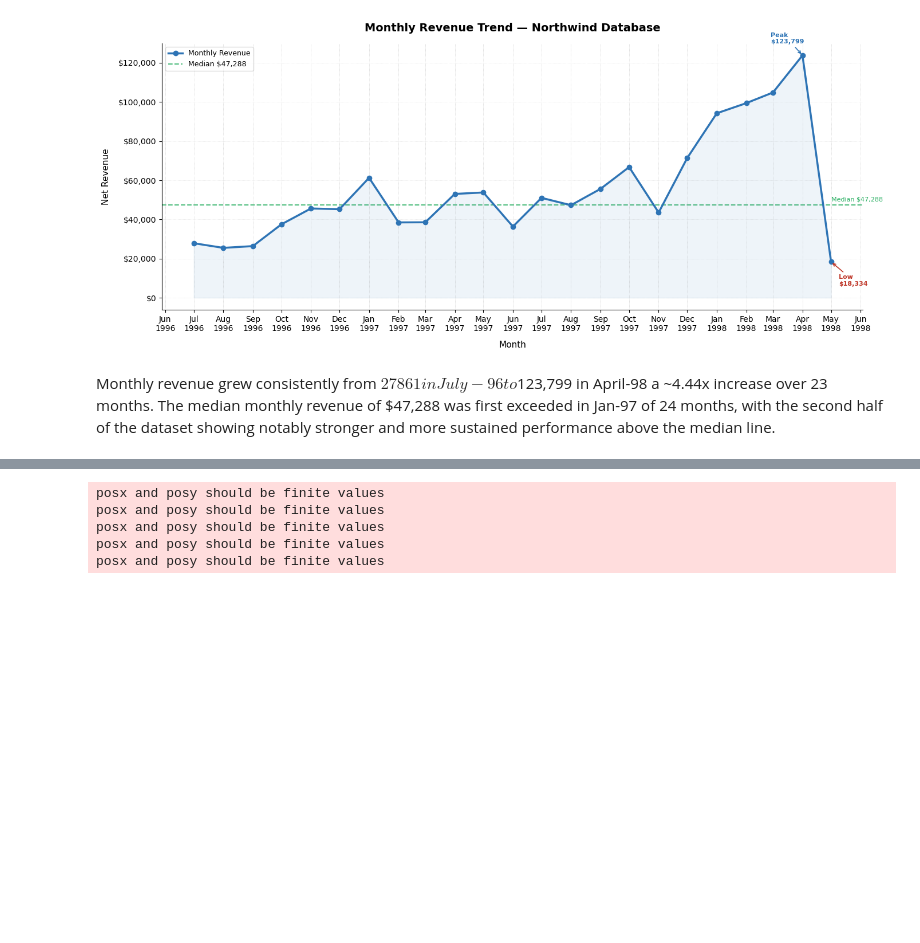
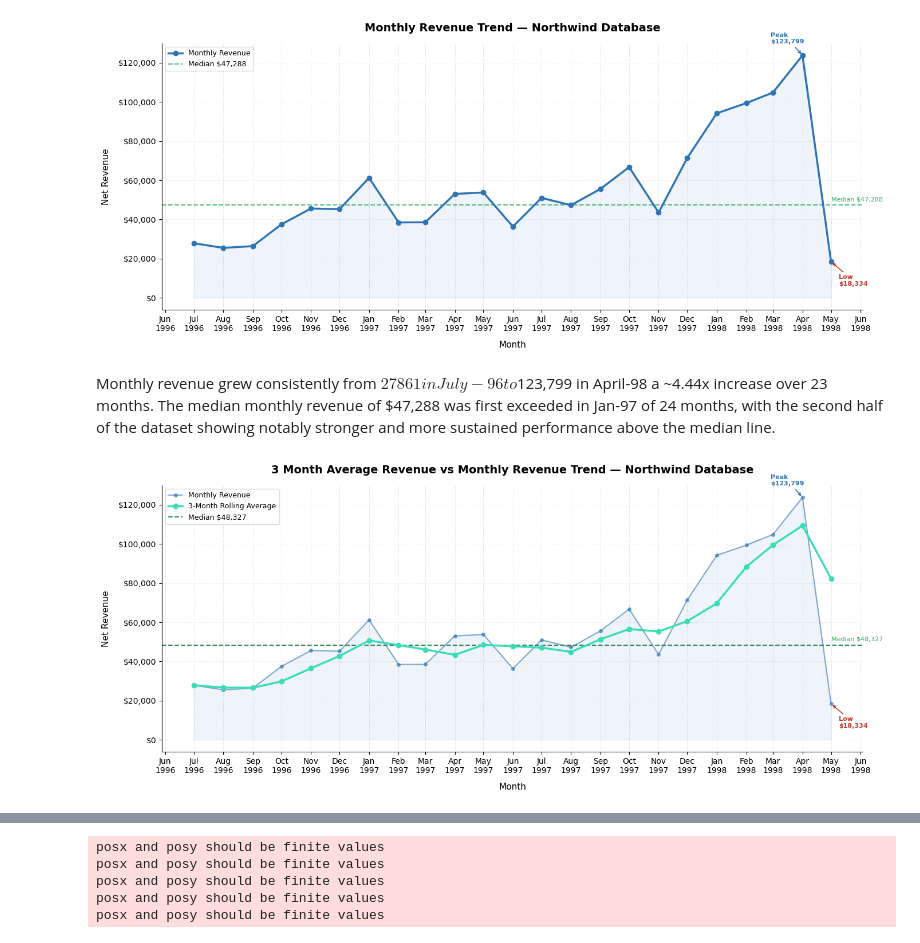
Before and after one commit to ChristianLG2/SQL-Analytics-Portfolio, a Jupyter notebook: 01_vendor_sales_analytics/Analysis.ipynb, the cells around one changed output, grey strips where cells are left out. Drawn from its saved outputs; the diff is of its cells as text; code cells hidden in the pictures; blank space fills up the shorter version.

```diff
--- a/01_vendor_sales_analytics/Analysis.ipynb
+++ b/01_vendor_sales_analytics/Analysis.ipynb
@@ -455,3 +455,96 @@ plt.show()
 [figure]
 # %% [markdown]
 Monthly revenue grew consistently from $27861 in July-96 to $123,799 in April-98 a ~4.44x increase over 23 months. The median monthly revenue of $47,288 was first exceeded in Jan-97 of 24 months, with the second half of the dataset showing notably stronger and more sustained performance above the median line.
+# %%
+fig, ax = plt.subplots(figsize=(14, 6))
+
+months = sales_trends['SaleMonth']
+three_month_average = sales_trends['Rolling3MonthAvg']
+revenue = sales_trends['MonthlyRevenue']
+median_overall = sales_trends["Rolling3MonthAvg"].median()
+
+
+# Monthly Revenue — thinner, more transparent
+ax.plot(months, revenue,
+        color='#2E74B5',
+        marker='o',
+        markersize=4,
+        linewidth=1.5,
+        alpha=0.6,
+        label='Monthly Revenue',
+        zorder=2)
+
+# Rolling Average — thicker, more prominent
+ax.plot(months, three_month_average,
+        color='#3BDDB8',
+        marker='o',
+        markersize=6,
+        linewidth=2.5,
+        label='3-Month Rolling Average',
+        zorder=3)
+
+# Median line
+ax.axhline(y=median_overall,
+           color="#00712F",
+           linestyle="--",
+           linewidth=1.5,
+           alpha=0.8,
+           zorder=1,
+           label=f'Median ${median_overall:,.0f}')
+
+# Subtle vertical grid — helps trace each point to its month
+ax.grid(axis='x', linestyle=':', linewidth=0.5, alpha=0.5, color='gray')
+ax.grid(axis='y', linestyle=':', linewidth=0.5, alpha=0.3, color='gray')
+
+# Every month on X axis
+ax.xaxis.set_major_formatter(mdates.DateFormatter('%b\n%Y'))
+ax.xaxis.set_major_locator(mdates.MonthLocator(interval=1))
+
+# Y axis currency
+ax.yaxis.set_major_formatter(mticker.FuncFormatter(
+    lambda x, p: f'${x:,.0f}'
+))
+
+# Peak annotation
+peak_idx = sales_trends['MonthlyRevenue'].idxmax()
+peak_row = sales_trends.loc[peak_idx]
+ax.annotate(f"Peak\n${peak_row['MonthlyRevenue']:,.0f}",
+            xy=(peak_row['SaleMonth'], peak_row['MonthlyRevenue']),
+            xytext=(-40, 15),
+            textcoords='offset points',
+            fontsize=8,
+            fontweight='bold',
+            color='#2E74B5',
+            arrowprops=dict(arrowstyle='->', color='#2E74B5', lw=1.2))
+
+# Low annotation
+low_idx = sales_trends['MonthlyRevenue'].idxmin()
+low_row = sales_trends.loc[low_idx]
+ax.annotate(f"Low\n${low_row['MonthlyRevenue']:,.0f}",
+            xy=(low_row['SaleMonth'], low_row['MonthlyRevenue']),
+            xytext=(10, -30),
+            textcoords='offset points',
+            fontsize=8,
+            fontweight='bold',
+            color='#C0392B',
+            arrowprops=dict(arrowstyle='->', color='#C0392B', lw=1.2))
+
+ax.set_xlabel("Month", fontsize=11, labelpad=10)
+ax.set_ylabel("Net Revenue", fontsize=11, labelpad=10)
+ax.set_title("3 Month Average Revenue vs Monthly Revenue Trend — Northwind Database",
+             fontsize=14, fontweight="bold", pad=15)
+ax.spines["top"].set_visible(False)
+ax.spines["right"].set_visible(False)
+ax.legend(fontsize=9, framealpha=0.7, loc="upper left")
+
+ax.text(months.iloc[-1], median_overall + 1500,
+        f'Median ${median_overall:,.0f}',
+        fontsize=8, color='#27AE60', va='bottom')
+ax.fill_between(months, revenue, alpha=0.08, color='#2E74B5')
+
+
+plt.tight_layout()
+plt.savefig("outputs/02_Rolling3MonthAverage.png", dpi=150, bbox_inches="tight")
+plt.show()
+# %% [output]
+[figure, added]
```
Also changed, not shown: parts of 2 cells of this notebook, 4 other files.
